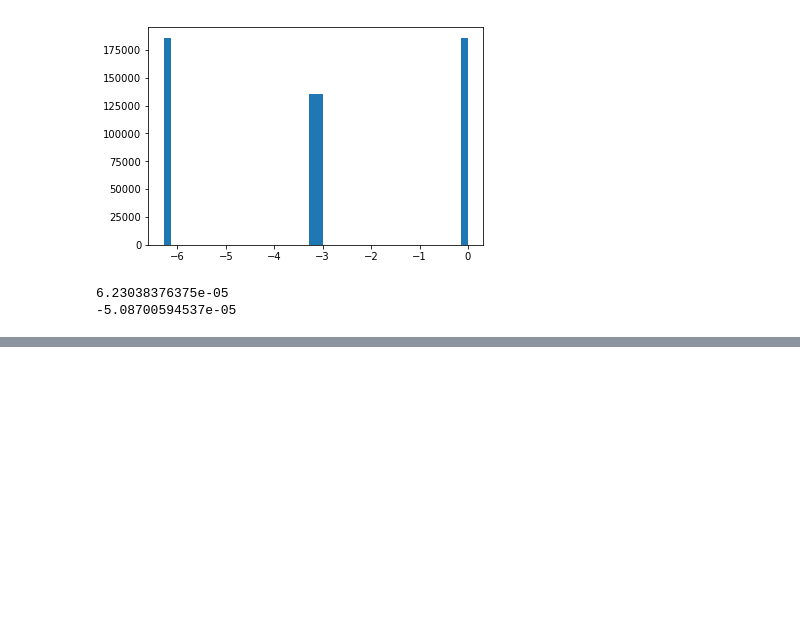
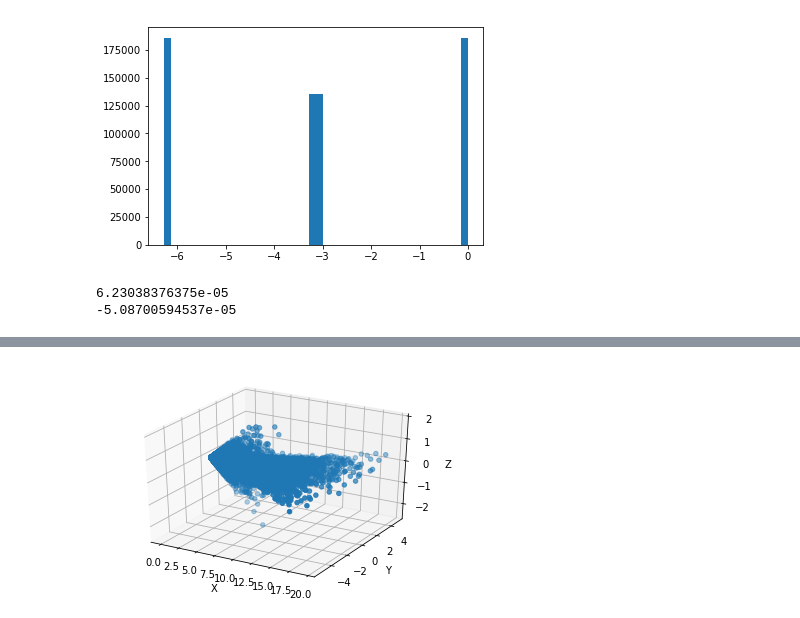
Before and after one commit to bluefatima/PandaRepo, a Jupyter notebook: galaxiaTest.ipynb, the cells around one changed output, grey strips where cells are left out. Saved outputs shown, nothing was run; the diff lists cells and outputs as text; code cells hidden in the pictures; blank space fills up the shorter version.

```diff
--- a/galaxiaTest.ipynb
+++ b/galaxiaTest.ipynb
@@ -271,0 +294,14 @@ print(min(radcoords))
+# %%
+#full 3D plot
+fig = plt.figure()
+ax = fig.add_subplot(111, projection='3d')
+
+ax.scatter(xcoordlat0, ycoordlat0, zcoordlat0)
+
+ax.set_xlabel('X')
+ax.set_ylabel('Y')
+ax.set_zlabel('Z')
+
+plt.show()
+# %% [output]
+[figure, added]
```
Also changed, not shown: parts of 11 cells of this notebook, 2 other files.
